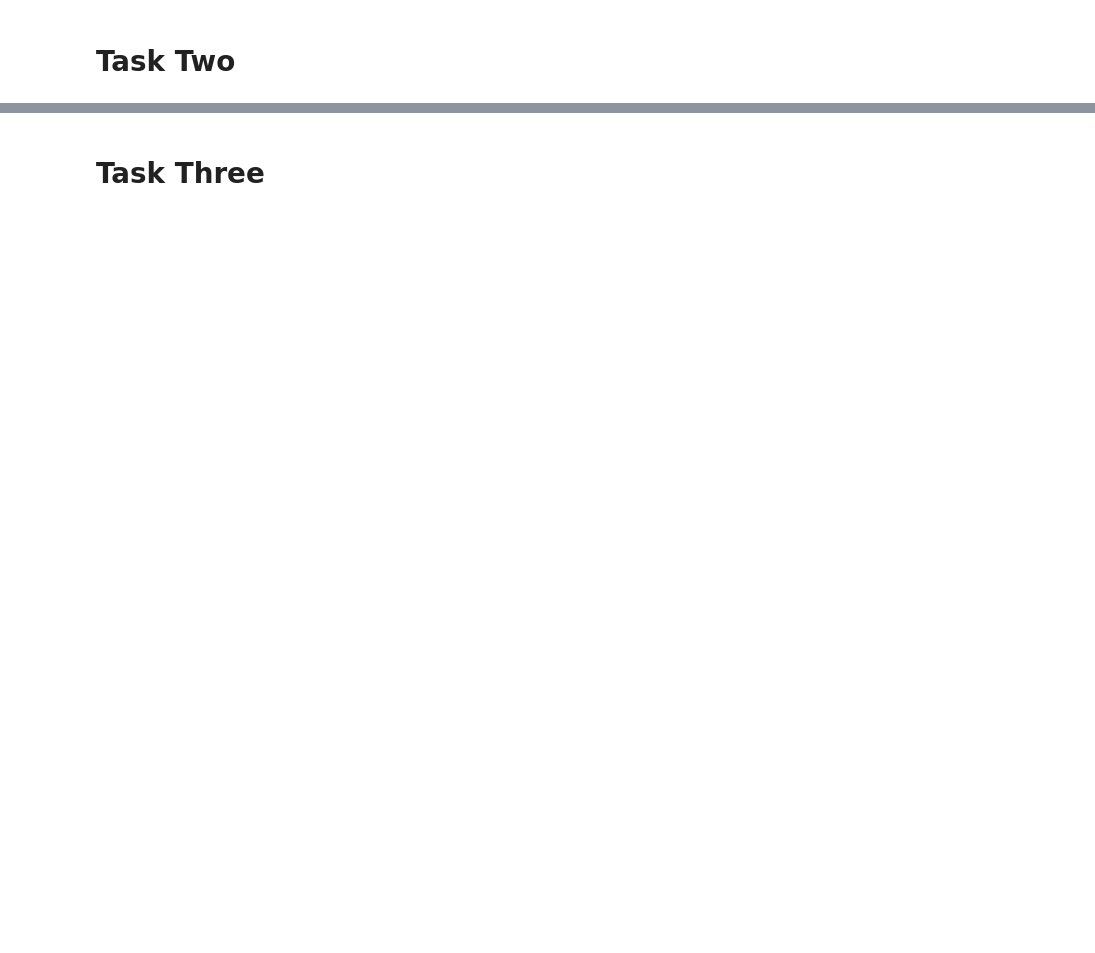
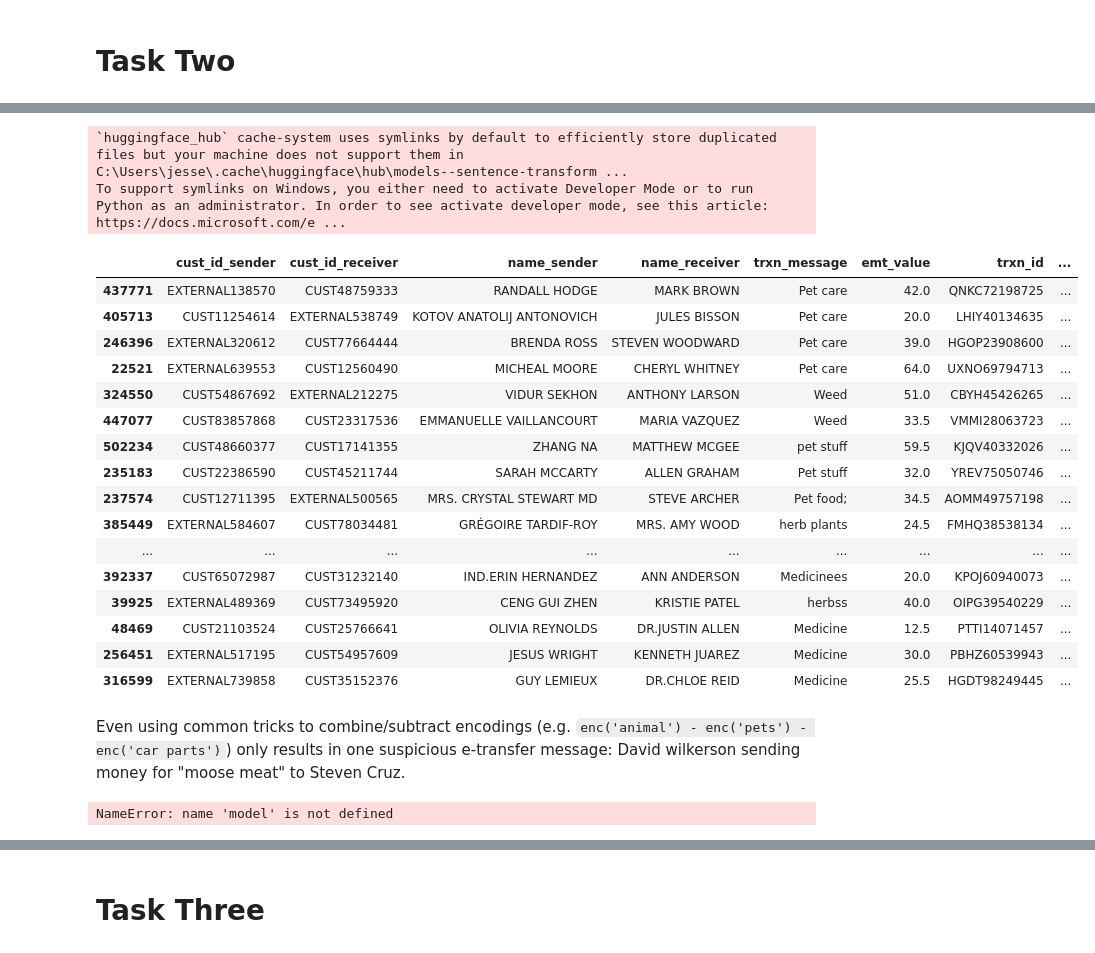
Before and after one commit to jwardbond/2023-imi-bigdata, a Jupyter notebook: eda.ipynb, the cells around one changed output, grey strips where cells are left out. Saved outputs shown, nothing was run; the diff lists cells and outputs as text; code cells hidden in the pictures; blank space fills up the shorter version.

```diff
--- a/eda.ipynb
+++ b/eda.ipynb
@@ -103,0 +111,10 @@ fig.show('notebook')
+# %%
+KYCPATH = Path('./data/raw/kyc.csv')
+WPATH = Path('./data/raw/wire.csv')
+EPATH = Path('./data/raw/emt.csv')
+CPATH = Path('./data/raw/cash.csv')
+
+kyc = pd.read_csv(KYCPATH)
+wt = pd.read_csv(WPATH)
+emt = pd.read_csv(EPATH)
+cash = pd.read_csv(CPATH)
@@ -103,0 +144,4 @@ fig.show('notebook')
+# %%
+emt.trxn_message = emt.trxn_message.str.lower()
+emt.trxn_message = emt.trxn_message.str.replace(r'[^\w\s]', '')
+emt.to_csv(EPATH, index=False)
@@ -103,0 +230,55 @@ fig.show('notebook')
+# %%
+model = SentenceTransformer('sentence-transformers/all-MiniLM-L6-v2')
+
+''' Don't run this - takes a while. Just load the pickle already generated
+embeddings = model.encode(emt[~(emt['emt message'].isna())]['emt message'].tolist())
+embeddings_dct = {row['trxn_id'] : embeddings[index] for index, row in emt[~(emt['emt message'].isna())].reset_index().iterrows()}
+with open('emt_msg_embds.pkl', 'wb') as f:
+    pickle.dump(embeddings_dct, f)
+'''
+
+with open('./data/processed/emt_msg_embds.pkl', 'rb') as f:
+    emt_msg_embds = pickle.load(f)
+# %% [output]
+`huggingface_hub` cache-system uses symlinks by default to efficiently store duplicated files but your machine does not support them in C:\Users\jesse\.cache\huggingface\hub\models--sentence-transform ...
+To support symlinks on Windows, you either need to activate Developer Mode or to run Python as an administrator. In order to see activate developer mode, see this article: https://docs.microsoft.com/e ...
+# %%
+search = model.encode('wildlife') + model.encode('animal') - model.encode('pets') - model.encode('backpacking')
+sims = {i : util.cos_sim(search, emt_msg_embds[i]).item() for i in emt_msg_embds.keys()}
+
+emt['sim'] = emt['trxn_id'].map(sims)
+emt[(~emt.sim.isnull()) & (emt.sim>0.1)].sort_values('sim')
+# %%
+search = model.encode('traditional medicine') + model.encode('wildlife')
+sims = {i : util.cos_sim(search, emt_msg_embds[i]).item() for i in emt_msg_embds.keys()}
+
+emt['sim'] = emt['trxn_id'].map(sims)
+emt[(~emt.sim.isnull()) & (emt.sim>0.1)].sort_values('sim')
+# %% [output]
+|  | cust_id_sender | cust_id_receiver | name_sender | name_receiver | trxn_message | emt_value | trxn_id | ... |
+| 437771 | EXTERNAL138570 | CUST48759333 | RANDALL HODGE | MARK BROWN | Pet care | 42.0 | QNKC72198725 | ... |
+| 405713 | CUST11254614 | EXTERNAL538749 | KOTOV ANATOLIJ ANTONOVICH | JULES BISSON | Pet care | 20.0 | LHIY40134635 | ... |
+| 246396 | EXTERNAL320612 | CUST77664444 | BRENDA ROSS | STEVEN WOODWARD | Pet care | 39.0 | HGOP23908600 | ... |
+| 22521 | EXTERNAL639553 | CUST12560490 | MICHEAL MOORE | CHERYL WHITNEY | Pet care | 64.0 | UXNO69794713 | ... |
+| 324550 | CUST54867692 | EXTERNAL212275 | VIDUR SEKHON | ANTHONY LARSON | Weed | 51.0 | CBYH45426265 | ... |
+| 447077 | CUST83857868 | CUST23317536 | EMMANUELLE VAILLANCOURT | MARIA VAZQUEZ | Weed | 33.5 | VMMI28063723 | ... |
+| 502234 | CUST48660377 | CUST17141355 | ZHANG NA | MATTHEW MCGEE | pet stuff | 59.5 | KJQV40332026 | ... |
+| 235183 | CUST22386590 | CUST45211744 | SARAH MCCARTY | ALLEN GRAHAM | Pet stuff | 32.0 | YREV75050746 | ... |
+| 237574 | CUST12711395 | EXTERNAL500565 | MRS. CRYSTAL STEWART MD | STEVE ARCHER | Pet food; | 34.5 | AOMM49757198 | ... |
+| 385449 | EXTERNAL584607 | CUST78034481 | GRÉGOIRE TARDIF-ROY | MRS. AMY WOOD | herb plants | 24.5 | FMHQ38538134 | ... |
+| ... | ... | ... | ... | ... | ... | ... | ... | ... |
+| 392337 | CUST65072987 | CUST31232140 | IND.ERIN HERNANDEZ | ANN ANDERSON | Medicinees | 20.0 | KPOJ60940073 | ... |
+| 39925 | EXTERNAL489369 | CUST73495920 | CENG GUI ZHEN | KRISTIE PATEL | herbss | 40.0 | OIPG39540229 | ... |
+| 48469 | CUST21103524 | CUST25766641 | OLIVIA REYNOLDS | DR.JUSTIN ALLEN | Medicine | 12.5 | PTTI14071457 | ... |
+| 256451 | EXTERNAL517195 | CUST54957609 | JESUS WRIGHT | KENNETH JUAREZ | Medicine | 30.0 | PBHZ60539943 | ... |
+| 316599 | EXTERNAL739858 | CUST35152376 | GUY LEMIEUX | DR.CHLOE REID | Medicine | 25.5 | HGDT98249445 | ... |
+# %% [markdown]
+Even using common tricks to combine/subtract encodings (e.g. `enc('animal') - enc('pets') - enc('car parts')`) only results in one suspicious e-transfer message: David wilkerson sending money for "moose meat" to Steven Cruz.
+# %%
+search = model.encode('wildlife') + model.encode('animal') - model.encode('pets') - model.encode('backpacking')
+sims = {i : util.cos_sim(search, emt_msg_embds[i]).item() for i in emt_msg_embds.keys()}
+
+emt['sim'] = emt['trxn_id'].map(sims)
+emt[(~emt.sim.isnull()) & (emt.sim>0.1)].sort_values('sim')
+# %% [output]
+NameError: name 'model' is not defined
```
Also changed, not shown: parts of 34 cells of this notebook, 3 other files.
